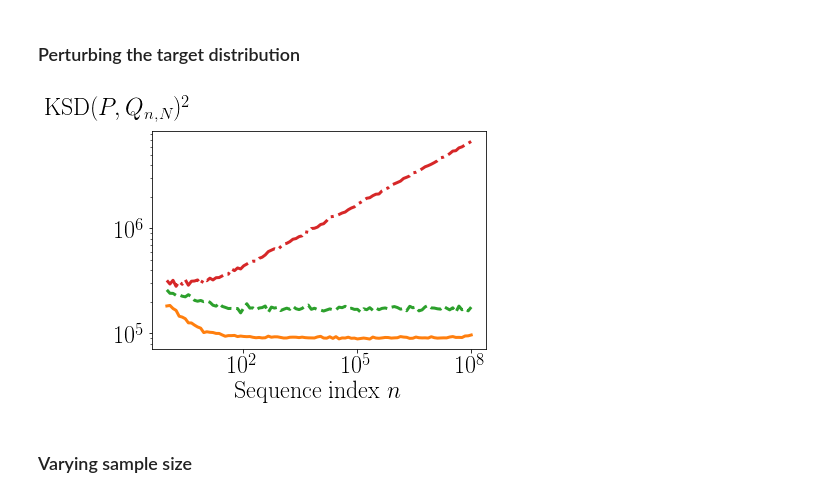
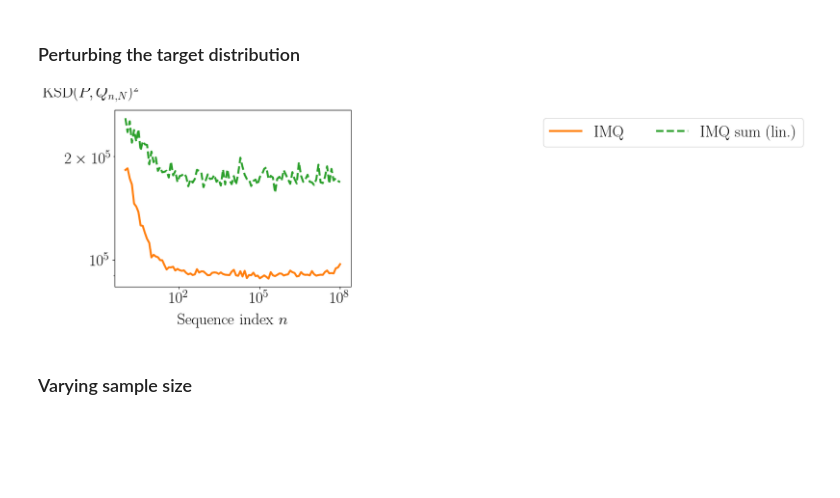
Before and after one commit to noukoudashisoup/ksd-moment, a Jupyter notebook: ipynb/mean_shift.ipynb, the cells around one changed output. Drawn from its saved outputs; the diff is of its cells as text; code cells hidden in the pictures; blank space fills up the shorter version.

Commit message:
plotting

```diff
--- a/ipynb/mean_shift.ipynb
+++ b/ipynb/mean_shift.ipynb
@@ -140,7 +143,7 @@ d = 5
 m = -torch.ones(d)/d**0.5
 s = 1
 target = Normal(m, s)
-rerun = True
+rerun = False
 vstat = True
 # %% [markdown]
 ### Defining kernels
@@ -164,7 +167,7 @@ kmat_sum = kernel.KSTProduct(kmat_sum, kw_)
 
 kernels = {
     'IMQ': kimq,
-    'IMQ-sum-theta': kx,
+    # 'IMQ-sum-theta': kx,
     'IMQ-sum': ksum_imq,
 #     'Mat-sum': kmat_sum,
 }
@@ -207,8 +210,8 @@ ps = ptbs.detach().numpy()
 Format = namedtuple('Format', ['color', 'linestyle', 'marker'])
 label_format_tuples = {
     'IMQ': ("IMQ ", Format('C1', '-', '*')),
-    'IMQ-sum': ('IMQ sum (lin.) $\\theta=0$', Format('C2', '--', 'o')),
-    'IMQ-sum-theta': ('IMQ sum (lin.) $\\theta=0.1$', Format('C3', '-.', 'v')),
+    'IMQ-sum': ('IMQ sum (lin.)', Format('C2', '--', 'o')),
+    # 'IMQ-sum-theta': ('IMQ sum (lin.) $\\theta=0.1$', Format('C3', '-.', 'v')),
 }
 # %%
 from matplotlib.ticker import LogLocator
@@ -223,37 +226,37 @@ label.set_rotation(0)
 ax.xaxis.set_label_coords(0.5, -0.15)
 ax.yaxis.set_label_coords(-0.1, 1.05)
 
 ax.set_yticks([1e+0, 1e+1, 1e+2])
 
 ps = ptbs.detach().numpy()
 for ki, key in enumerate(losses.keys()):
     label = label_format_tuples[key][0]
     fmt = label_format_tuples[key][1]
     y = data[ki].mean(axis=0)
 #     y = data[ki][0]
     ax.plot(ps, y, label=label,
         color=fmt.color, linestyle=fmt.linestyle)
 
 #     error_low = (y - np.percentile(data[ki], q=5, axis=0))
 #     error_high = np.percentile(data[ki], q=95, axis=0)-y
 #     errors = np.vstack([error_low, error_high])
 #     ax.errorbar(ps, y, yerr=errors,
 #             color=fmt.color, label=label, linestyle=fmt.linestyle)
 #     ax.violinplot(data[ki], ps, showmeans=True, showextrema=False, widths=1.5)
 
-# ax.legend(bbox_to_anchor=(1.75,1.), ncol=4)
+ax.legend(bbox_to_anchor=(2.95,1.), ncol=4)
 # plt.legend(bbox_to_anchor=(1.75,1.), ncol=2)
 ax.set_yscale('log')
 ax.set_xscale('log')
 
 #ax.yaxis.set_minor_locator(LogLocator(numticks=10))
 
 # plt.savefig('ksd_comparison_mean_shift.pdf', bbox_inches='tight')
-plt.savefig('ksd_comparison_mean_shift_vstat.pdf', bbox_inches='tight')
+# plt.savefig('ksd_comparison_mean_shift_vstat.pdf', bbox_inches='tight')
 # plt.savefig('ksd_comparison_mean_shift_legend_col2.pdf', bbox_inches='tight')
-# plt.savefig('ksd_comparison_mean_shift_legend.pdf', bbox_inches='tight')
+plt.savefig('ksd_comparison_mean_shift_legend.pdf', bbox_inches='tight')
 # %% [output]
-[figure, old version]
+[figure, new version]
 # %% [markdown]
 ### Varying sample size
 # %%
```
Also changed, not shown: parts of 3 cells of this notebook, 4 other files.
